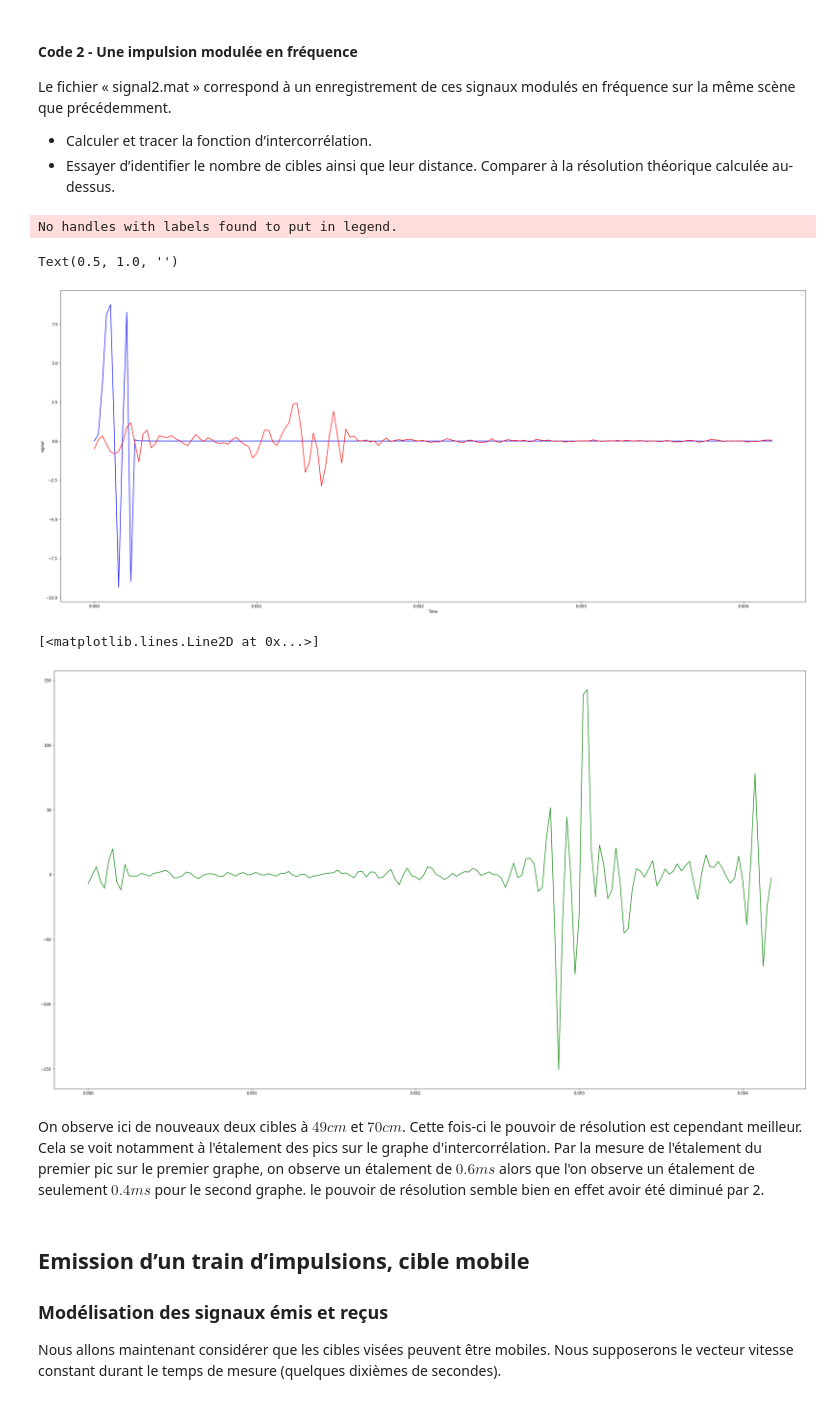
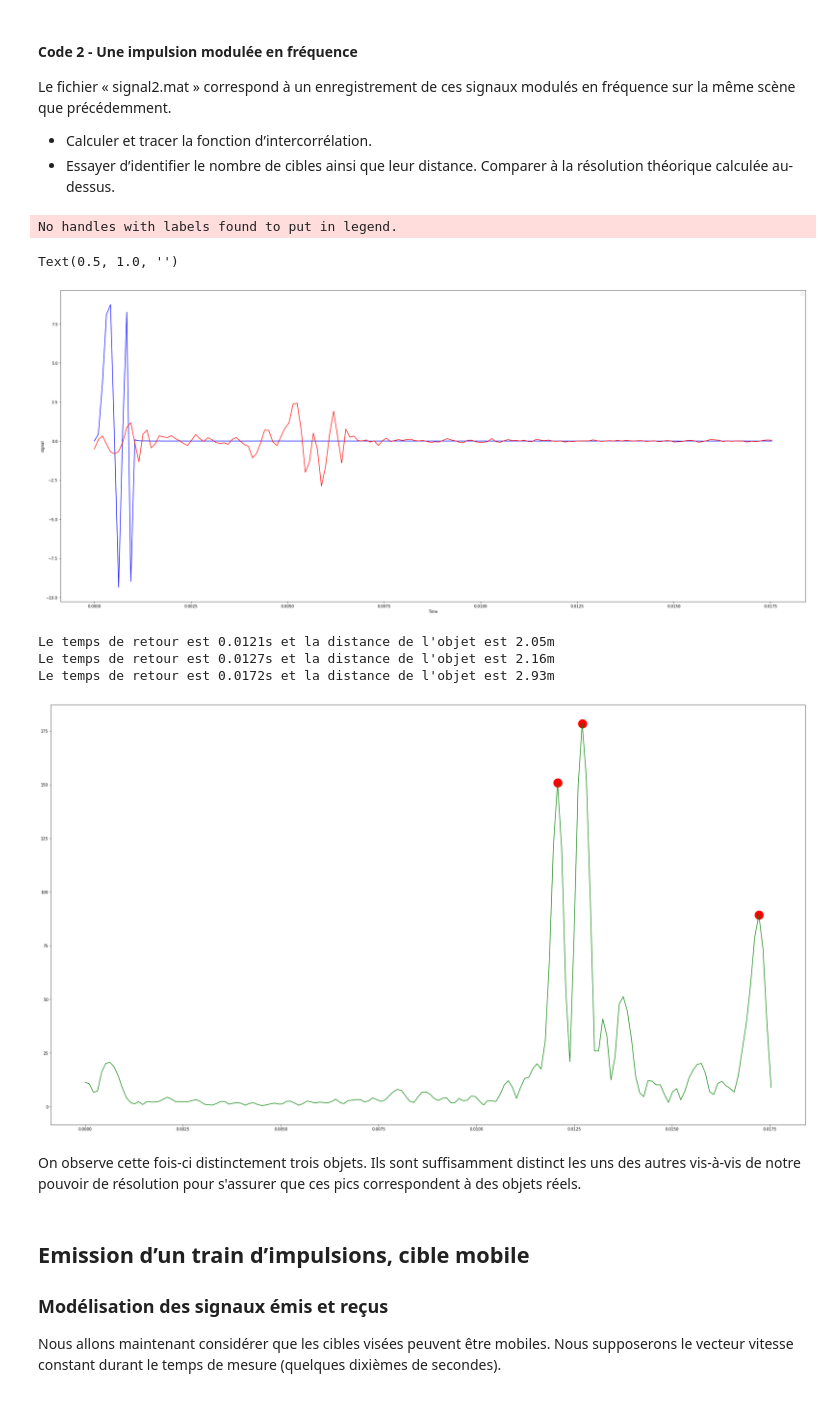
Before and after one commit to 21garbe/Traitement-du-siganl---1A, a Jupyter notebook: mini_projet_radar.ipynb, the cells around one changed output. Saved outputs shown, nothing was run; the diff lists cells and outputs as text; code cells hidden in the pictures.

```diff
--- a/mini_projet_radar.ipynb
+++ b/mini_projet_radar.ipynb
@@ -269,8 +286,8 @@ T = 1E-3   # durée de l'imp
 # %%
 data = scipy.io.loadmat('data/signal1.mat') # chargement du fichier de données
 
-e = data['e']
-r = data['r']
+e = data['e'][:,0]
+r = data['r'][:,0]
 Fs = data['Fs']
 N = len(r)                              # nombre de points du signal
 d = c * np.arange(0,N)/Fs/2             # axe distance (metres)
@@ -280,17 +297,16 @@ resol_theorique = None                    # résolution théorique
 # %%
 
 #tracés
-time = np.arange(0, N/f0, 1/f0)
-fig = plt.figure(figsize=(30, 15))
-ax1, ax2 = fig.subplots(1, 2)
-ax1.plot(time, e, color ='r', label = 'émis')
-ax2.plot(time, r, color = 'b', label = 'reçu')
+time = np.arange(0, N)/Fs[:,0]
+fig = plt.figure(figsize=(30, 20))
+plt.plot(time, e, color ='r', label = 'émis')
+plt.plot(time, r, color = 'b', label = 'reçu')
 
 
 
 #fiuritures
-plt.legend()
-plt.xlabel('time')
-plt.ylabel('signal')
-plt.title(None)
+plt.legend(fontsize = 30)
+plt.xlabel('time', fontsize = 30)
+plt.ylabel('signal', fontsize = 30)
+plt.title('Tracé des signaux', fontsize = 30)
 # %% [output]
@@ -307,6 +334,11 @@ def f_corr(e, r, k):     # Calcul de la corrélation par FFT
     return S
 # %%
 plt.figure(figsize=(35, 20))
-cor_fft = [f_corr(e, r, k) for k in range(N)]
+cor_fft = [abs(f_corr(e, r, k)) for k in range(N)]
+peaks = find_peaks(np.array(cor_fft), height = 75)
 plt.plot(time, cor_fft, color = 'g', label = "corrélation")
+for peak in peaks[0]:
+    plt.scatter(time[peak], cor_fft[peak], color ='r', s = 5e2)
+    print (f"Le temps de retour est {time[peak]:.4f}s et la distance de l'objet est {c*time[peak]/2:.2f}m")
+plt.show()
 # %% [output]
@@ -344,7 +378,7 @@ r = data['r']
 Fs = data['Fs']
 N = len(r)                                # nombre de points du signal
 d = c * np.arange(0,N)/Fs/2               # axe distance (metres)
-time = np.arange(0, N/f0, 1/f0)
+time = np.arange(0, N)/Fs[:,0]
 
 cor_fft = None                            # calcul de la corrélation par FFT
 #peaks = find_peaks(cor_fft)                  # identification des pics de la fonction d'intercorrélation
@@ -361,16 +395,23 @@ plt.title(None)
 # %% [output]
 No handles with labels found to put in legend.
 Text(0.5, 1.0, '')
-[figure, old version]
+[figure, new version]
 # %%
 plt.figure(figsize=(35, 20))
-cor_fft = [f_corr(e, r, k) for k in range(N)]
+cor_fft = [abs(f_corr(e, r, k)) for k in range(N)]
+peaks = find_peaks(np.array(cor_fft)[:,0], height = 75)
 plt.plot(time, cor_fft, color = 'g', label = "corrélation")
+for peak in peaks[0]:
+    plt.scatter(time[peak], cor_fft[peak], color ='r', s = 5e2)
+    print (f"Le temps de retour est {time[peak]:.4f}s et la distance de l'objet est {c*time[peak]/2:.2f}m")
+plt.show()
 # %% [output]
-[<matplotlib.lines.Line2D at 0x...>]
+Le temps de retour est 0.0121s et la distance de l'objet est 2.05m
+Le temps de retour est 0.0127s et la distance de l'objet est 2.16m
+Le temps de retour est 0.0172s et la distance de l'objet est 2.93m
-[figure, old version]
+[figure, new version]
-# %% [markdown]
-On observe ici de nouveaux deux cibles à $49cm$ et $70cm$. Cette fois-ci le pouvoir de résolution est cependant meilleur. Cela se voit notamment à l'étalement des pics sur le graphe d'intercorrélation. Par la mesure de l'étalement du premier pic sur le premier graphe, on observe un étalement de $0.6 ms$ alors que l'on observe un étalement de seulement $0.4ms$ pour le second graphe. le pouvoir de résolution semble bien en effet avoir été diminué par 2.
+# %% [markdown]
+On observe cette fois-ci distinctement trois objets. Ils sont suffisamment distinct les uns des autres vis-à-vis de notre pouvoir de résolution pour s'assurer que ces pics correspondent à des objets réels.
 # %% [markdown]
 ## Emission d’un train d’impulsions, cible mobile
 
```
Also changed, not shown: parts of 10 cells of this notebook.
